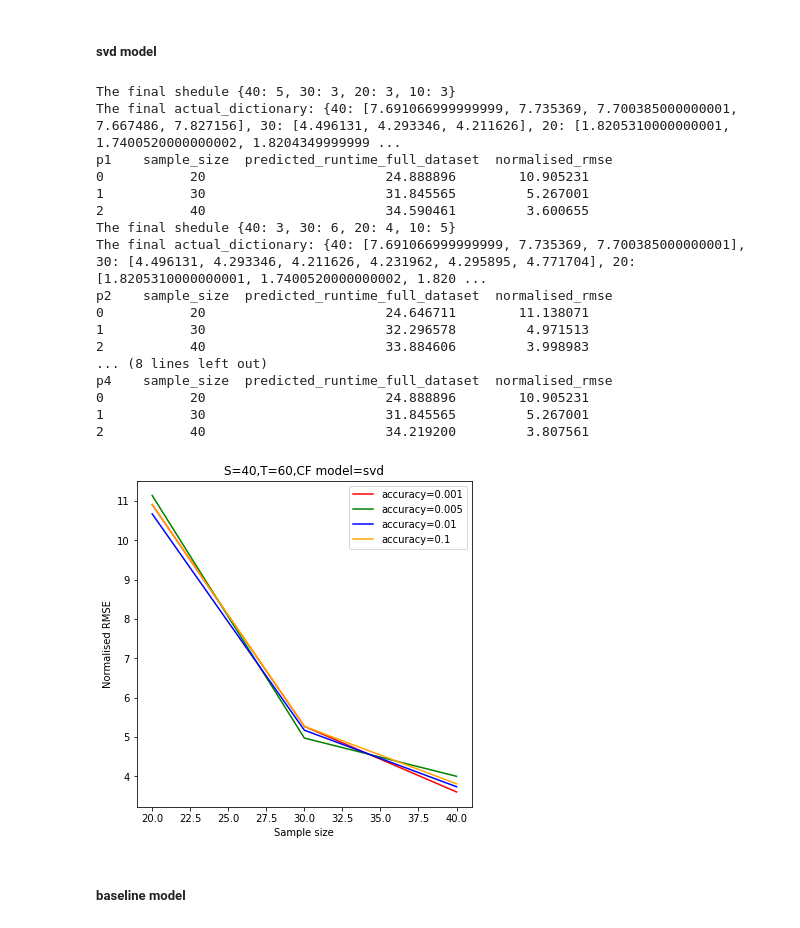
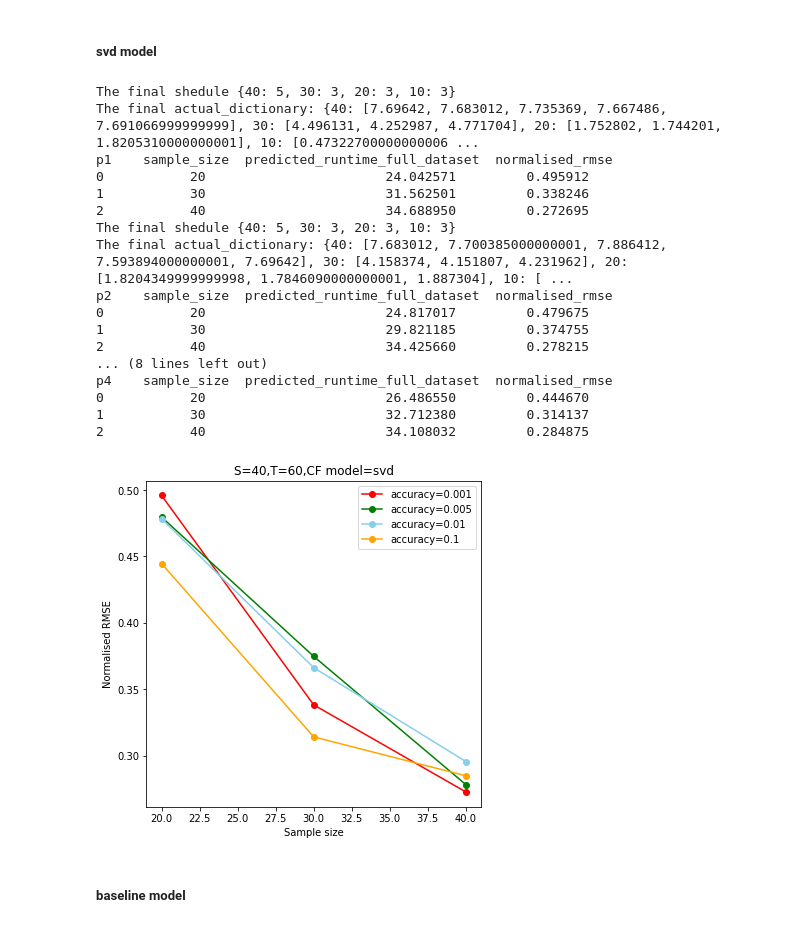
Before and after one commit to LuyueChang/Project, a Jupyter notebook: Experiments.ipynb, the cells around one changed output. Drawn from its saved outputs; the diff is of its cells as text; code cells hidden in the pictures.

```diff
--- a/Experiments.ipynb
+++ b/Experiments.ipynb
@@ -33,15 +33,17 @@ def adapt(T,S,A,algo):
   S_while = S
   time_budget_schedule = T
   baseline_list = []
+  shuffled_data = adapt_data_sample_size.sample(frac = 1)
   # Get needed data from csv and name it indexed_new_df
-  group_sample_size = adapt_data_sample_size.loc[:,['sample_size', algo]].groupby(['sample_size']).count()
+  group_sample_size = shuffled_data.loc[:,['sample_size', algo]].groupby(['sample_size']).count()
   # Combine the counted number with the previous csv and rename the column
-  group_sample_size_count = adapt_data_sample_size.merge(group_sample_size,on='sample_size',left_index=True)
+  group_sample_size_count = shuffled_data.merge(group_sample_size,on='sample_size',left_index=True).sort_values("sample_size")
   group_sample_size_count.rename(columns={algo+'_x':algo, algo+'_y':'sub_samples'},inplace=True)
   # Create a new dataframe contains nmf\sample_size\sub_samples column
   new_df = group_sample_size_count.loc[:,[algo,'sample_size','sub_samples']]
   # Reset index of the dataframe and delete original index
   indexed_new_df = new_df.reset_index(drop=True)
+  # print('indexed_new_df',indexed_new_df)
 
   # Make a prediction dictionary according to the first value of S
   update_s = indexed_new_df[indexed_new_df['sample_size']==S]['sub_samples'].iloc[0]
@@ -310,7 +321,8 @@ def predict_time(algo, m, n, r, adapt_schedule, actual_runtime, algo_complexity)
     #IP: compute the predicted runtime of a specific CF on the full dataset based on slope and intercept learnt using the runtimes from the schedule
     predicted_runtime = intercept + (algo_complexity(m[-1], n[-1], r[-1]))*slope
     #IP: compute the normalised RMSE on the predictions
-    nrmse = mean_squared_error([actual_runtime[algo]], [predicted_runtime])/actual_runtime[algo]
+    nrmse = mean_squared_error([actual_runtime[algo]], [predicted_runtime], squared=False)/actual_runtime[algo]
+    # nrmse = np.sqrt(mean_squared_error([actual_runtime[algo]], [predicted_runtime]))/actual_runtime[algo]
     predictions.append(predicted_runtime)
     norm_rmse.append(nrmse)
   #IP: create a dataframe with the predicted runtimes and normalised RMSEs on the full dataset based on different samples sizes
@@ -361,22 +355,22 @@ p4 = predict_time('svd', m, n, r, a4, actual_rt, comp_svd)
 print('p4',p4)
 # %% [output]
 The final shedule {40: 5, 30: 3, 20: 3, 10: 3}
-The final actual_dictionary: {40: [7.691066999999999, 7.735369, 7.700385000000001, 7.667486, 7.827156], 30: [4.496131, 4.293346, 4.211626], 20: [1.8205310000000001, 1.7400520000000002, 1.8204349999999 ...
+The final actual_dictionary: {40: [7.69642, 7.683012, 7.735369, 7.667486, 7.691066999999999], 30: [4.496131, 4.252987, 4.771704], 20: [1.752802, 1.744201, 1.8205310000000001], 10: [0.47322700000000006 ...
 p1    sample_size  predicted_runtime_full_dataset  normalised_rmse
-0           20                       24.888896        10.905231
-1           30                       31.845565         5.267001
-2           40                       34.590461         3.600655
-The final shedule {40: 3, 30: 6, 20: 4, 10: 5}
-The final actual_dictionary: {40: [7.691066999999999, 7.735369, 7.700385000000001], 30: [4.496131, 4.293346, 4.211626, 4.231962, 4.295895, 4.771704], 20: [1.8205310000000001, 1.7400520000000002, 1.820 ...
+0           20                       24.042571         0.495912
+1           30                       31.562501         0.338246
+2           40                       34.688950         0.272695
+The final shedule {40: 5, 30: 3, 20: 3, 10: 3}
+The final actual_dictionary: {40: [7.683012, 7.700385000000001, 7.886412, 7.593894000000001, 7.69642], 30: [4.158374, 4.151807, 4.231962], 20: [1.8204349999999998, 1.7846090000000001, 1.887304], 10: [ ...
 p2    sample_size  predicted_runtime_full_dataset  normalised_rmse
-0           20                       24.646711        11.138071
-1           30                       32.296578         4.971513
-2           40                       33.884606         3.998983
+0           20                       24.817017         0.479675
+1           30                       29.821185         0.374755
+2           40                       34.425660         0.278215
 ... (8 lines left out)
 p4    sample_size  predicted_runtime_full_dataset  normalised_rmse
-0           20                       24.888896        10.905231
-1           30                       31.845565         5.267001
-2           40                       34.219200         3.807561
+0           20                       26.486550         0.444670
+1           30                       32.712380         0.314137
+2           40                       34.108032         0.284875
 # %%
 # import matplotlib.pyplot as plt
 
@@ -410,18 +404,20 @@ p4    sample_size  predicted_runtime_full_dataset  normalised_rmse
 # plt.suptitle('S=40,T=60,CF model=svd')
 # plt.show()
 # %%
+import matplotlib.pyplot as plt
+
 plt.figure(figsize=(6,6))
-plt.plot(p1['sample_size'],p1['normalised_rmse'],color='red',label='accuracy=0.001')
-plt.plot(p2['sample_size'],p2['normalised_rmse'],color='green',label='accuracy=0.005')
-plt.plot(p3['sample_size'],p3['normalised_rmse'],color='blue',label='accuracy=0.01')
-plt.plot(p4['sample_size'],p4['normalised_rmse'],color='orange',label='accuracy=0.1')
+plt.plot(p1['sample_size'],p1['normalised_rmse'],color='red',label='accuracy=0.001',marker='o')
+plt.plot(p2['sample_size'],p2['normalised_rmse'],color='green',label='accuracy=0.005',marker='o')
+plt.plot(p3['sample_size'],p3['normalised_rmse'],color='skyblue',label='accuracy=0.01',marker='o')
+plt.plot(p4['sample_size'],p4['normalised_rmse'],color='orange',label='accuracy=0.1',marker='o')
 plt.xlabel('Sample size')
 plt.ylabel('Normalised RMSE')
 plt.title('S=40,T=60,CF model=svd')
 plt.legend()
 plt.show()
 # %% [output]
-[figure, old version]
+[figure, new version]
 # %% [markdown]
 ##### baseline model
 # %%
```
Also changed, not shown: parts of 16 cells of this notebook.
